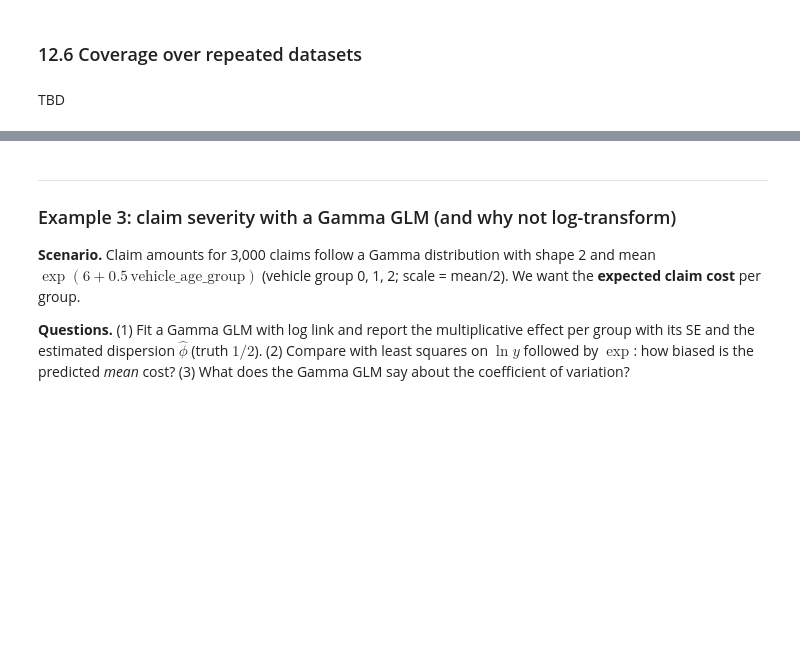
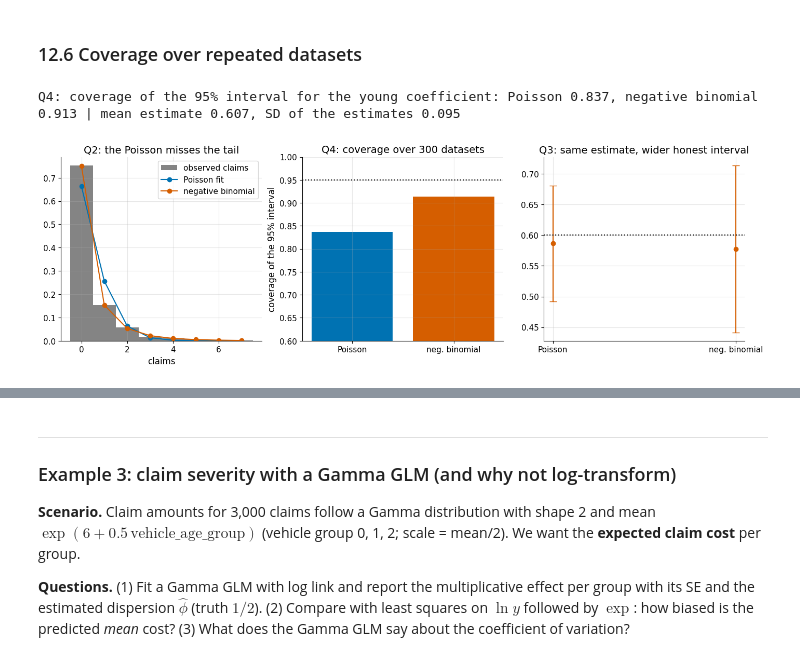
Before and after one commit to AhmedMostafaAttiaaa/distributions-irl, a Jupyter notebook: module_09_probabilistic_models/notebooks/09_02_glms.ipynb, the cells around one changed output, grey strips where cells are left out. Cells and saved outputs as stored; diff of their text form; code cells hidden in the pictures; blank space fills up the shorter version.

```diff
--- a/module_09_probabilistic_models/notebooks/09_02_glms.ipynb
+++ b/module_09_probabilistic_models/notebooks/09_02_glms.ipynb
@@ -232,13 +284,13 @@ TBD
 **Questions.** (1) Fit Poisson regression with the log-exposure offset: rate ratios and CIs. (2) Is there overdispersion (Pearson dispersion)? (3) Fit a negative binomial: how do the SEs change? (4) Over 300 repeated datasets, what is the coverage of the 95 % interval for the young coefficient under each model?
 # %%
 def sim_ins(g, n=4000):
-    e = g.uniform(0.2, 1, n); young = (g.random(n) < 0.35).astype(float); urban = (g.random(n) < 0.5).astype(float); u = g.gamma(2, 0.5, n); lam = e * u * np.exp(-2.2 + 0.6 * young + 0.3 * urban); return e, young, urban, g.poisson(lam)
+    e = g.uniform(0.2, 1, n); young = (g.random(n) < 0.35).astype(float); urban = (g.random(n) < 0.5).astype(float); u = g.gamma(0.5, 2.0, n); lam = e * u * np.exp(-0.7 + 0.6 * young + 0.3 * urban); return e, young, urban, g.poisson(lam)
 def nb_fit(X, y, off):
     def nll(th):
         b, la = th[:-1], th[-1]; mu = np.exp(X @ b + off); k = 1 / np.exp(la); return -np.sum(stats.nbinom.logpmf(y, k, k / (k + mu)))
     r = minimize(nll, np.r_[np.zeros(X.shape[1]), 0.0], method="BFGS"); H = r.hess_inv; return r.x, np.sqrt(np.diag(H)), r.fun
 g = np.random.default_rng(31); e2, yg_, ur, cl = sim_ins(g); X2 = np.column_stack([np.ones(len(e2)), yg_, ur]); fp = glm(X2, cl.astype(float), "poisson", "log", offset=np.log(e2)); pear = np.sum((cl - fp["mu"]) ** 2 / fp["mu"]) / (len(cl) - 3)
 bnb, senb, nllnb = nb_fit(X2, cl, np.log(e2)); print(f"claims {cl.sum()}, policy-years {e2.sum():.0f}, overall rate {cl.sum() / e2.sum():.4f}")
-print(pd.DataFrame({"Poisson coef": fp["beta"], "Poisson SE": fp["se"], "NB coef": bnb[:3], "NB SE": senb[:3], "true": [-2.2 + np.log(1), 0.6, 0.3]}, index=["intercept", "young", "urban"]).round(4).to_string())
-print(f"Q1: rate ratio young {np.exp(fp['beta'][1]):.3f} (CI {np.exp(fp['beta'][1] - 1.96 * fp['se'][1]):.3f}, {np.exp(fp['beta'][1] + 1.96 * fp['se'][1]):.3f}), urban {np.exp(fp['beta'][2]):.3f} | Q2: Pearson dispersion {pear:.3f}; NB alpha = {np.exp(bnb[3]):.3f} (truth 0.5)")
+print(pd.DataFrame({"Poisson coef": fp["beta"], "Poisson SE": fp["se"], "NB coef": bnb[:3], "NB SE": senb[:3], "true": [-0.7 + np.log(1), 0.6, 0.3]}, index=["intercept", "young", "urban"]).round(4).to_string())
+print(f"Q1: rate ratio young {np.exp(fp['beta'][1]):.3f} (CI {np.exp(fp['beta'][1] - 1.96 * fp['se'][1]):.3f}, {np.exp(fp['beta'][1] + 1.96 * fp['se'][1]):.3f}), urban {np.exp(fp['beta'][2]):.3f} | Q2: Pearson dispersion {pear:.3f}; NB alpha = {np.exp(bnb[3]):.3f} (truth 2)")
 print(f"Q3: SE ratio NB / Poisson: {(senb[:3] / fp['se']).round(3)} | log-likelihood Poisson {fp['ll']:.1f}, NB {-nllnb:.1f}, AIC {2 * 3 - 2 * fp['ll']:.1f} vs {2 * 4 + 2 * nllnb:.1f}")
@@ -247,13 +307,15 @@ print(f"Q3: SE ratio NB / Poisson: {(senb[:3] / fp['se']).round(3)} | log-likeli
 # %%
 cov_p = []; cov_n = []; est = []
 for _ in range(300):
     ee, yy_, uu, cc = sim_ins(g, 2000); XX = np.column_stack([np.ones(2000), yy_, uu]); a = glm(XX, cc.astype(float), "poisson", "log", offset=np.log(ee)); cov_p.append(abs(a["beta"][1] - 0.6) < 1.96 * a["se"][1]); est.append(a["beta"][1])
     bb, ss, _ = nb_fit(XX, cc, np.log(ee)); cov_n.append(abs(bb[1] - 0.6) < 1.96 * ss[1])
 print(f"Q4: coverage of the 95% interval for the young coefficient: Poisson {np.mean(cov_p):.3f}, negative binomial {np.mean(cov_n):.3f} | mean estimate {np.mean(est):.3f}, SD of the estimates {np.std(est):.3f}")
-assert pear > 1.2 and np.all(senb[:3] > fp["se"]) and 0.4 < np.exp(bnb[3]) < 0.65 and np.mean(cov_p) < 0.92 and abs(np.mean(cov_n) - 0.95) < 0.04 and abs(np.mean(est) - 0.6) < 0.05
+
+assert pear > 1.2 and np.all(senb[:3] > fp["se"]) and 1.4 < np.exp(bnb[3]) < 2.8 and np.mean(cov_p) < 0.9 and abs(np.mean(cov_n) - 0.95) < 0.04 and abs(np.mean(est) - 0.6) < 0.05
 fig, axes = plt.subplots(1, 3, figsize=(17, 4.6)); lam = fp["mu"]; axes[0].hist(cl, bins=np.arange(-0.5, 8.5, 1), density=True, color=NEUTRAL, alpha=0.8, label="observed claims"); axes[0].plot(np.arange(8), [np.mean(stats.poisson.pmf(k, lam)) for k in range(8)], "o-", color=MAIN, label="Poisson fit"); kk = 1 / np.exp(bnb[3]); mu_nb = np.exp(X2 @ bnb[:3] + np.log(e2)); axes[0].plot(np.arange(8), [np.mean(stats.nbinom.pmf(k, kk, kk / (kk + mu_nb))) for k in range(8)], "o-", color=HIGHLIGHT, label="negative binomial"); axes[0].legend(); axes[0].set_xlabel("claims"); axes[0].set_title("Q2: the Poisson misses the tail")
 axes[1].bar(["Poisson", "neg. binomial"], [np.mean(cov_p), np.mean(cov_n)], color=[MAIN, HIGHLIGHT]); axes[1].axhline(0.95, color="black", linestyle=":"); axes[1].set_ylim(0.6, 1); axes[1].set_ylabel("coverage of the 95% interval"); axes[1].set_title("Q4: coverage over 300 datasets")
 axes[2].errorbar([0, 1], [fp["beta"][1], bnb[1]], yerr=[1.96 * fp["se"][1], 1.96 * senb[1]], fmt="o", color=HIGHLIGHT, capsize=5); axes[2].axhline(0.6, color="black", linestyle=":"); axes[2].set_xticks([0, 1]); axes[2].set_xticklabels(["Poisson", "neg. binomial"]); axes[2].set_title("Q3: same estimate, wider honest interval")
 plt.show()
+# %% [output]
+Q4: coverage of the 95% interval for the young coefficient: Poisson 0.837, negative binomial 0.913 | mean estimate 0.607, SD of the estimates 0.095
+[figure, added]
-# %% [markdown]
-TBD
```
Also changed, not shown: parts of 31 cells of this notebook.
